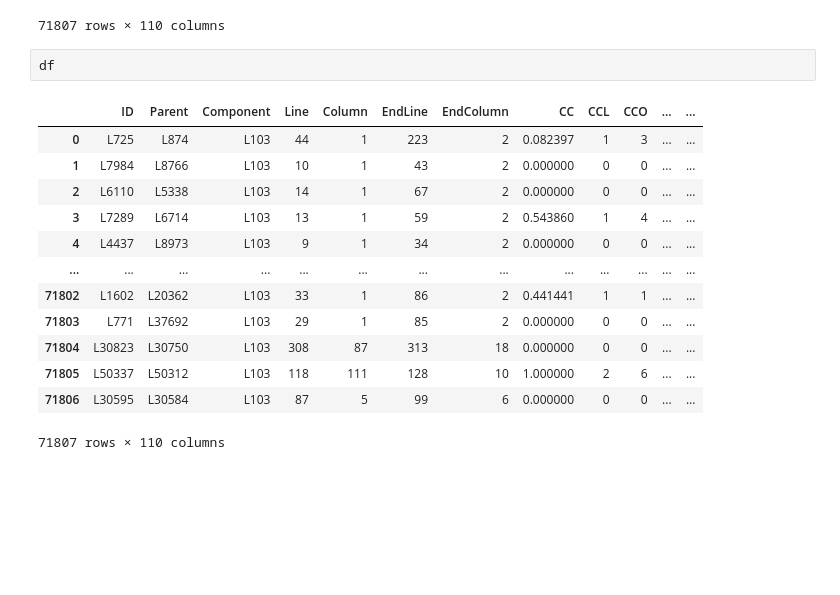
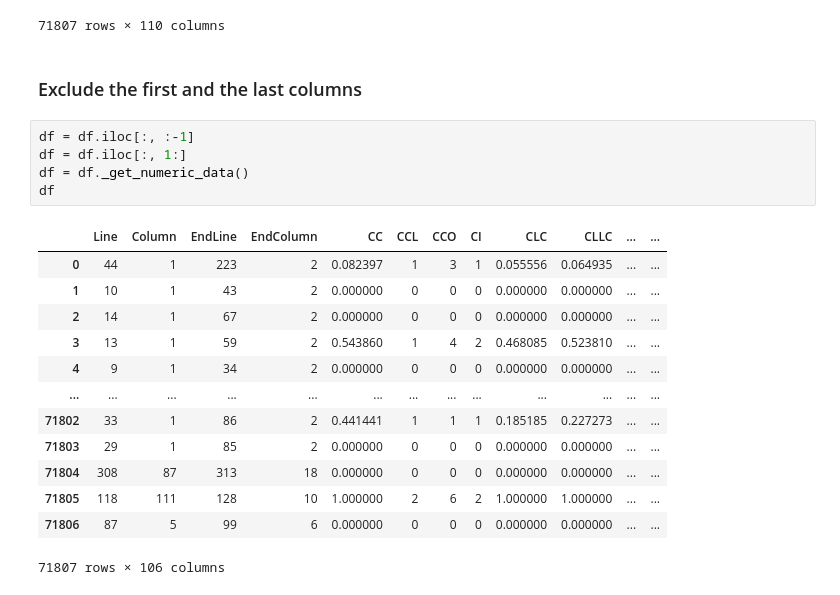
Before and after one commit to pedromtelho/UPorto-DataAnalysis, a Jupyter notebook: project.ipynb, the cells around one changed output. Cells and saved outputs as stored; diff of their text form; blank space fills up the shorter version.

```diff
--- a/project.ipynb
+++ b/project.ipynb
@@ -17,19 +27,24 @@ df
 | 71805 | L50337 | L50312 | L103 | 118 | 111 | 128 | 10 | 1.000000 | 2 | 6 | ... | ... |
 | 71806 | L30595 | L30584 | L103 | 87 | 5 | 99 | 6 | 0.000000 | 0 | 0 | ... | ... |
 71807 rows × 110 columns
-# %%
-df
-# %% [output]
-|  | ID | Parent | Component | Line | Column | EndLine | EndColumn | CC | CCL | CCO | ... | ... |
-| 0 | L725 | L874 | L103 | 44 | 1 | 223 | 2 | 0.082397 | 1 | 3 | ... | ... |
-| 1 | L7984 | L8766 | L103 | 10 | 1 | 43 | 2 | 0.000000 | 0 | 0 | ... | ... |
-| 2 | L6110 | L5338 | L103 | 14 | 1 | 67 | 2 | 0.000000 | 0 | 0 | ... | ... |
-| 3 | L7289 | L6714 | L103 | 13 | 1 | 59 | 2 | 0.543860 | 1 | 4 | ... | ... |
-| 4 | L4437 | L8973 | L103 | 9 | 1 | 34 | 2 | 0.000000 | 0 | 0 | ... | ... |
-| ... | ... | ... | ... | ... | ... | ... | ... | ... | ... | ... | ... | ... |
-| 71802 | L1602 | L20362 | L103 | 33 | 1 | 86 | 2 | 0.441441 | 1 | 1 | ... | ... |
-| 71803 | L771 | L37692 | L103 | 29 | 1 | 85 | 2 | 0.000000 | 0 | 0 | ... | ... |
-| 71804 | L30823 | L30750 | L103 | 308 | 87 | 313 | 18 | 0.000000 | 0 | 0 | ... | ... |
-| 71805 | L50337 | L50312 | L103 | 118 | 111 | 128 | 10 | 1.000000 | 2 | 6 | ... | ... |
-| 71806 | L30595 | L30584 | L103 | 87 | 5 | 99 | 6 | 0.000000 | 0 | 0 | ... | ... |
-71807 rows × 110 columns
+# %% [markdown]
+### Exclude the first and the last columns
+# %%
+df = df.iloc[:, :-1]
+df = df.iloc[:, 1:]
+df = df._get_numeric_data()
+df
+# %% [output]
+|  | Line | Column | EndLine | EndColumn | CC | CCL | CCO | CI | CLC | CLLC | ... | ... |
+| 0 | 44 | 1 | 223 | 2 | 0.082397 | 1 | 3 | 1 | 0.055556 | 0.064935 | ... | ... |
+| 1 | 10 | 1 | 43 | 2 | 0.000000 | 0 | 0 | 0 | 0.000000 | 0.000000 | ... | ... |
+| 2 | 14 | 1 | 67 | 2 | 0.000000 | 0 | 0 | 0 | 0.000000 | 0.000000 | ... | ... |
+| 3 | 13 | 1 | 59 | 2 | 0.543860 | 1 | 4 | 2 | 0.468085 | 0.523810 | ... | ... |
+| 4 | 9 | 1 | 34 | 2 | 0.000000 | 0 | 0 | 0 | 0.000000 | 0.000000 | ... | ... |
+| ... | ... | ... | ... | ... | ... | ... | ... | ... | ... | ... | ... | ... |
+| 71802 | 33 | 1 | 86 | 2 | 0.441441 | 1 | 1 | 1 | 0.185185 | 0.227273 | ... | ... |
+| 71803 | 29 | 1 | 85 | 2 | 0.000000 | 0 | 0 | 0 | 0.000000 | 0.000000 | ... | ... |
+| 71804 | 308 | 87 | 313 | 18 | 0.000000 | 0 | 0 | 0 | 0.000000 | 0.000000 | ... | ... |
+| 71805 | 118 | 111 | 128 | 10 | 1.000000 | 2 | 6 | 2 | 1.000000 | 1.000000 | ... | ... |
+| 71806 | 87 | 5 | 99 | 6 | 0.000000 | 0 | 0 | 0 | 0.000000 | 0.000000 | ... | ... |
+71807 rows × 106 columns
```
Also changed, not shown: parts of 13 cells of this notebook, 1 other file.
